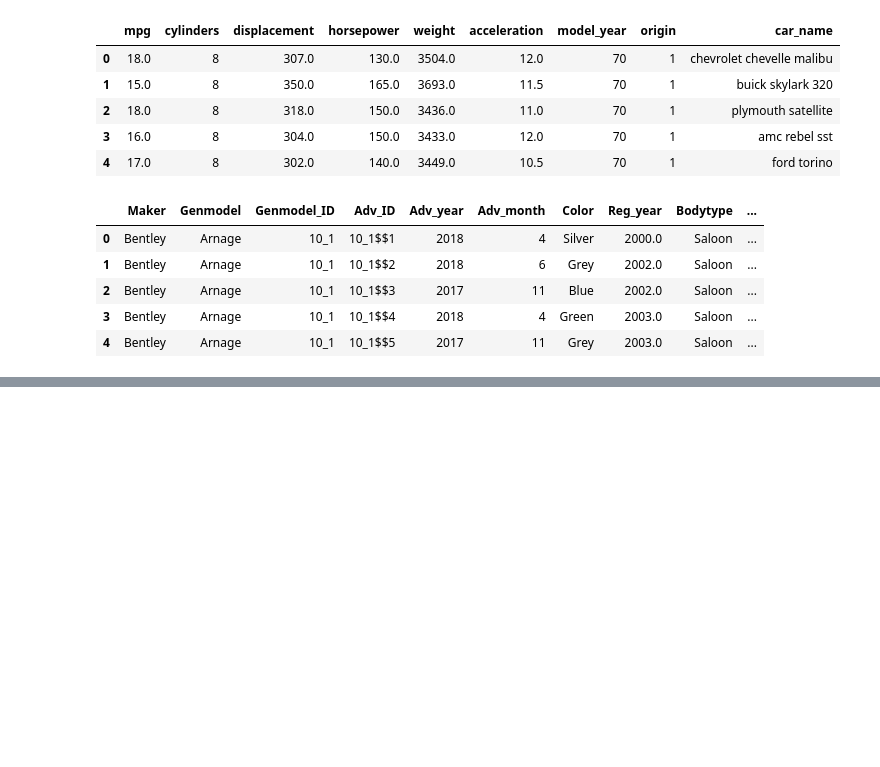
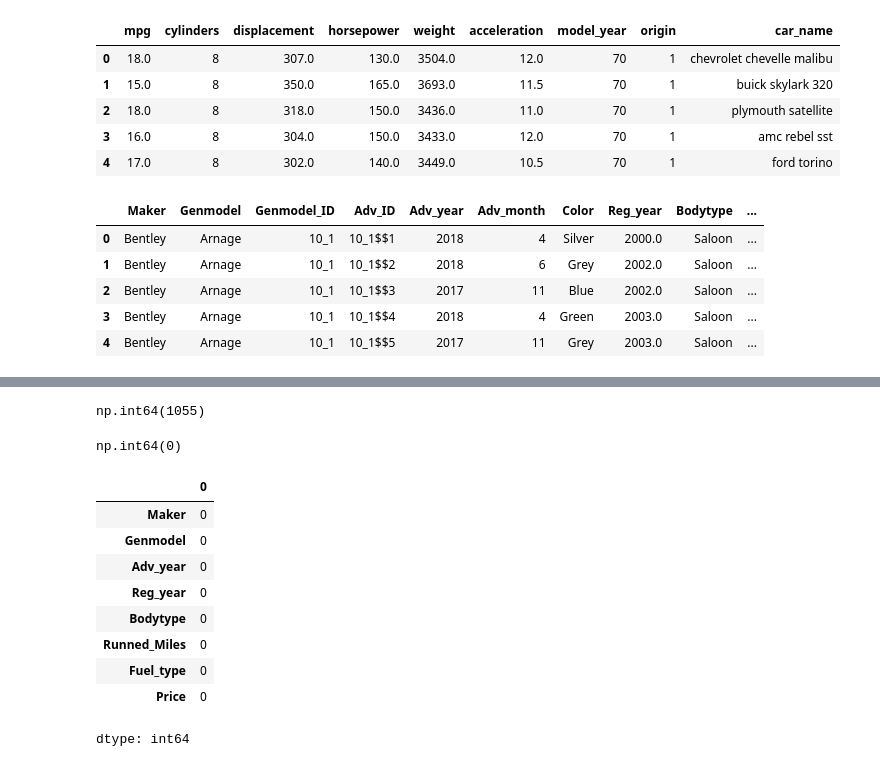
Before and after one commit to gKorada/PythonNotebooks, a Jupyter notebook: Car_Recommender.ipynb, the cells around one changed output, grey strips where cells are left out. Drawn from its saved outputs; the diff is of its cells as text; code cells hidden in the pictures; blank space fills up the shorter version.

```diff
--- a/Car_Recommender.ipynb
+++ b/Car_Recommender.ipynb
@@ -100,0 +117,23 @@ car_copy.head()
+# %%
+car_copy['Runned_Miles'].isna().sum()
+# %% [output]
+np.int64(1055)
+# %%
+car_copy['Price'].isna().sum()
+# %% [output]
+np.int64(0)
+# %%
+car_copy.dropna(inplace = True)
+
+car_copy.isna().sum()
+# %% [output]
+|  | 0 |
+| Maker | 0 |
+| Genmodel | 0 |
+| Adv_year | 0 |
+| Reg_year | 0 |
+| Bodytype | 0 |
+| Runned_Miles | 0 |
+| Fuel_type | 0 |
+| Price | 0 |
+dtype: int64
```
Also changed, not shown: parts of 10 cells of this notebook.
